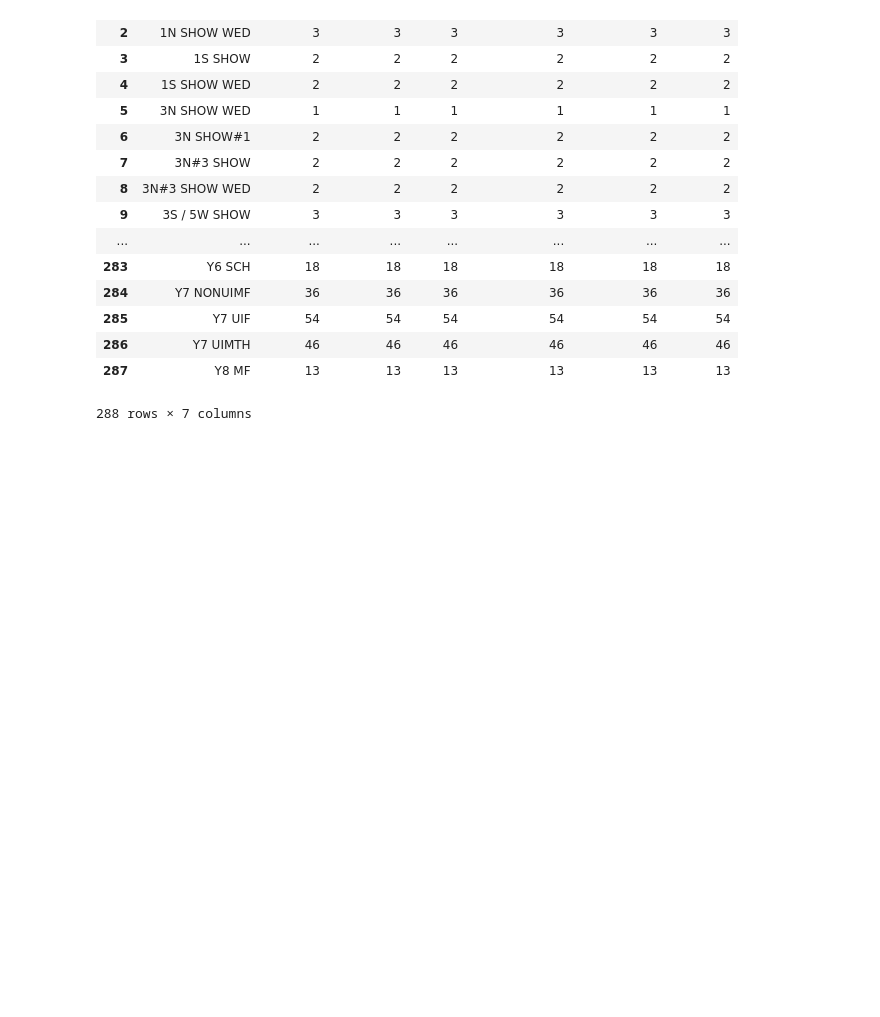
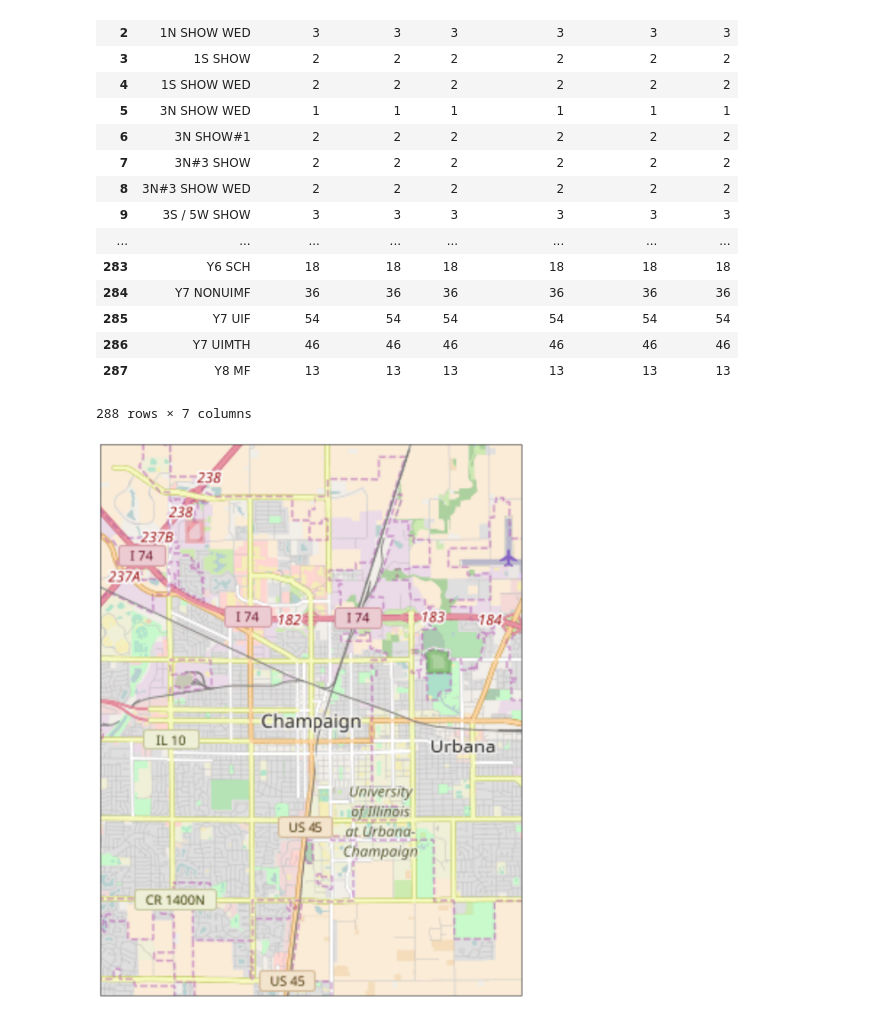
Before and after one commit to ariansacct/project-spring2017, a Jupyter notebook: part1/component1.ipynb, the cells around one changed output. Cells and saved outputs as stored; diff of their text form; code cells hidden in the pictures; blank space fills up the shorter version.

Commit message:
Added lat/long plotting and more analyses

```diff
--- a/part1/component1.ipynb
+++ b/part1/component1.ipynb
@@ -200,3 +200,45 @@ t.reset_index()
 | 286 | Y7 UIMTH | 46 | 46 | 46 | 46 | 46 | 46 |
 | 287 | Y8 MF | 13 | 13 | 13 | 13 | 13 | 13 |
 288 rows × 7 columns
+# %%
+import cartopy.crs as ccrs
+from cartopy.io.img_tiles import OSM
+import matplotlib.pyplot as plt
+
+
+lat, lon = 40.1164, -88.2434
+dlat = 0.05
+dlon = 0.05
+
+osm_tiles = OSM()
+
+plt.figure(figsize=(16, 16))
+
+# Use the tile's projection for the underlying map.
+ax = plt.axes(projection=osm_tiles.crs)
+
+# Specify a region of interest, in this case, Cardiff.
+ax.set_extent([lon - dlon, lon + dlon, lat - dlat, lat + dlat], ccrs.PlateCarree())
+# fargeshoono nemidoonam
+#ax.set_extent([lon - dlon, lon + dlon, lat - dlat, lat + dlat])
+
+# Add the tiles at zoom level 12.
+ax.add_image(osm_tiles, 12)
+
+ax.coastlines('10m')
+
+
+
+# inaro ezafe kon inja bebinim
+stop_lat = stops["stop_lat"]
+stop_lon = stops["stop_lon"]
+plt.plot(stop_lat, stop_lon, marker = 'o')
+
+
+plt.show()
+
+
+
+#plt.show()
+# %% [output]
+[figure, added]
```
Also changed, not shown: parts of 6 cells of this notebook.
